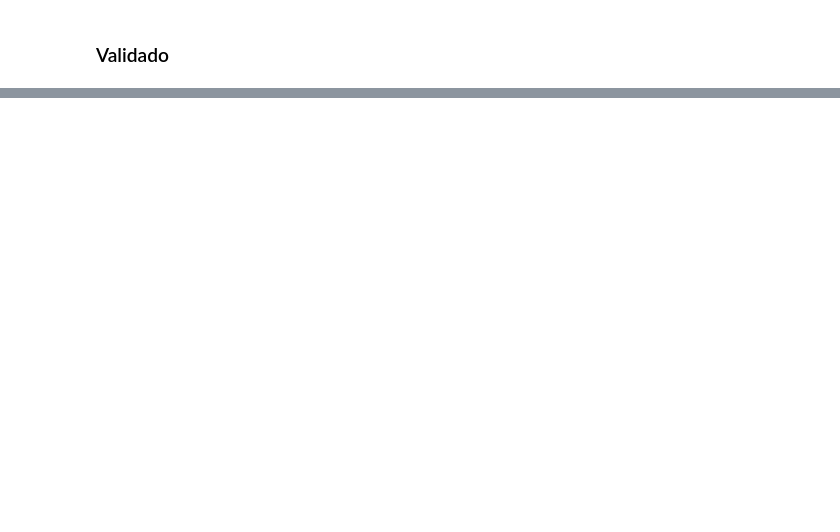
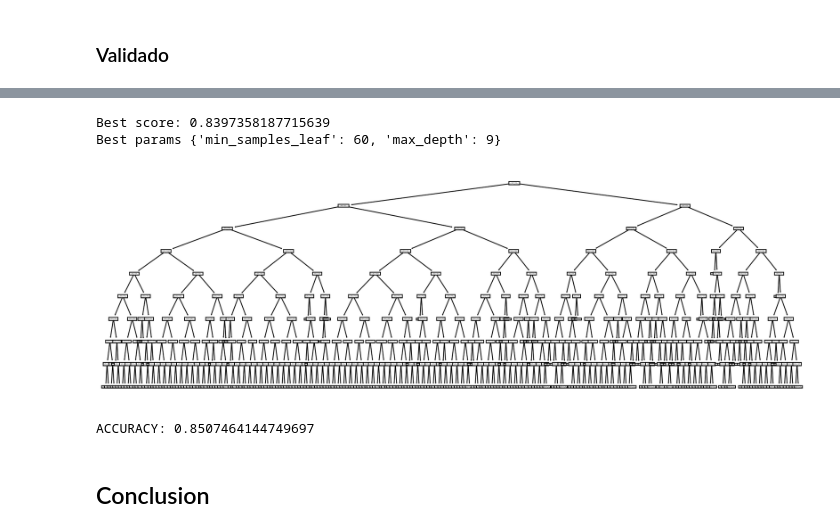
Before and after one commit to NicolasEzequielZulaicaRivera/OD_TPS, a Jupyter notebook: TP2/arbol.ipynb, the cells around one changed output, grey strips where cells are left out. Cells and saved outputs as stored; diff of their text form; code cells hidden in the pictures; blank space fills up the shorter version.

```diff
--- a/TP2/arbol.ipynb
+++ b/TP2/arbol.ipynb
@@ -122,0 +150,20 @@ print(f"Best params {gridSearch.best_params_}")
+# %%
+if( runDouble ):
+    arbol = DecisionTreeClassifier(random_state=1)
+    params = {'max_depth': np.arange(8, 12, 1), 'min_samples_leaf': np.arange(50, 150, 10)}
+
+    randomSearch = RandomizedSearchCV(
+        arbol,
+        params,
+        scoring='accuracy',
+        n_jobs=5,
+        return_train_score=True,
+        verbose=1
+    ).fit(df_feat, df_targ)
+
+    # Guardar
+    if(saveDouble):
+        dump(gridSearch, 'models/Tree/randomSearch.sk')
+else:
+    # Cargar
+    gridSearch = load('models/Tree/randomSearch.sk')
@@ -122,0 +175,20 @@ print(f"Best params {gridSearch.best_params_}")
+# %%
+print(f"Best score: {randomSearch.best_score_}")
+print(f"Best params {randomSearch.best_params_}")
+# %% [output]
+Best score: 0.8397358187715639
+Best params {'min_samples_leaf': 60, 'max_depth': 9}
+# %%
+arbol_rand = randomSearch.best_estimator_
+# %%
+plt.figure(dpi=150,figsize=(15, 5))
+tree.plot_tree(arbol_rand);
+# %% [output]
+[figure, added]
+# %%
+pred = arbol_rand.predict(df_feat)
+score(df_targ, pred)
+# %% [output]
+ACCURACY: 0.8507464144749697
+# %% [markdown]
+## Conclusion
```
Also changed, not shown: parts of 18 cells of this notebook, 6 other files.
